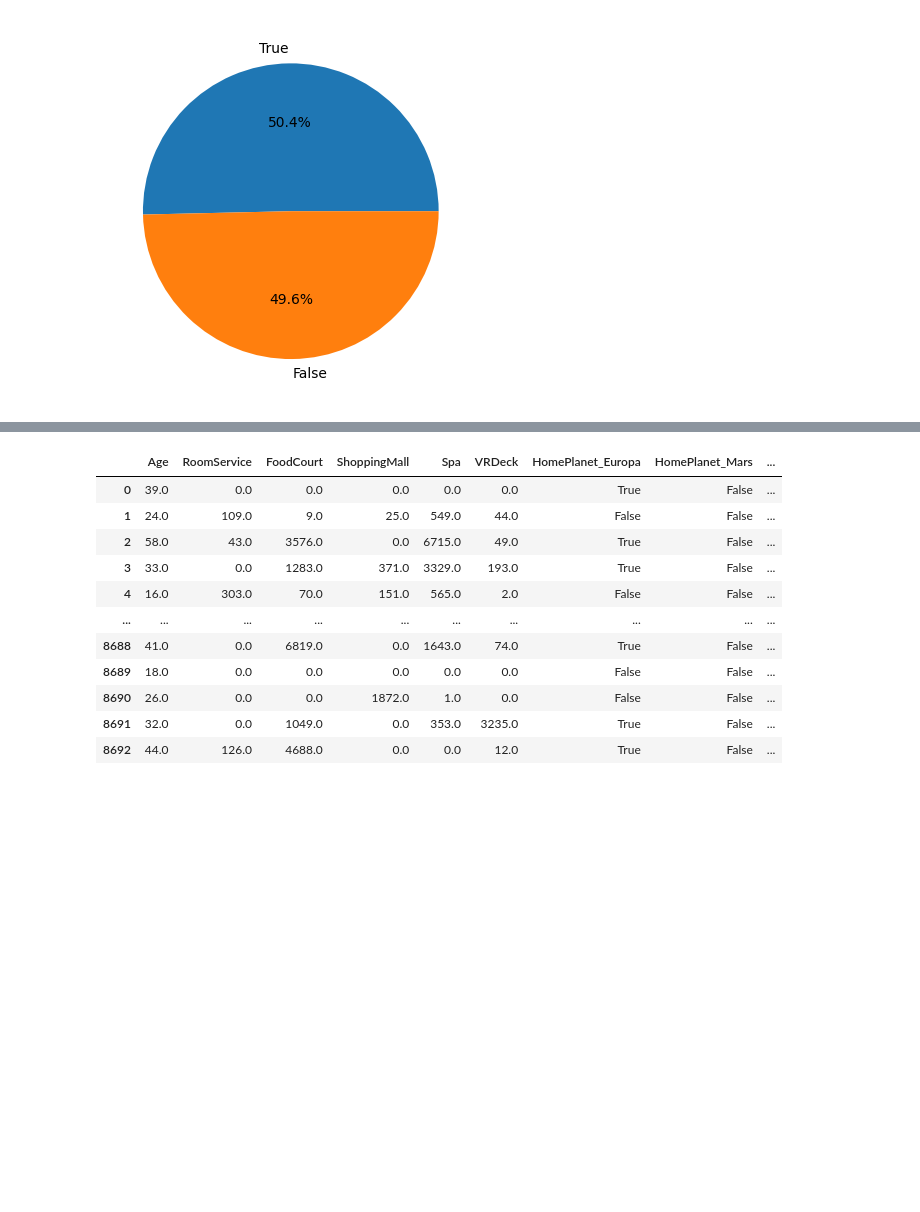
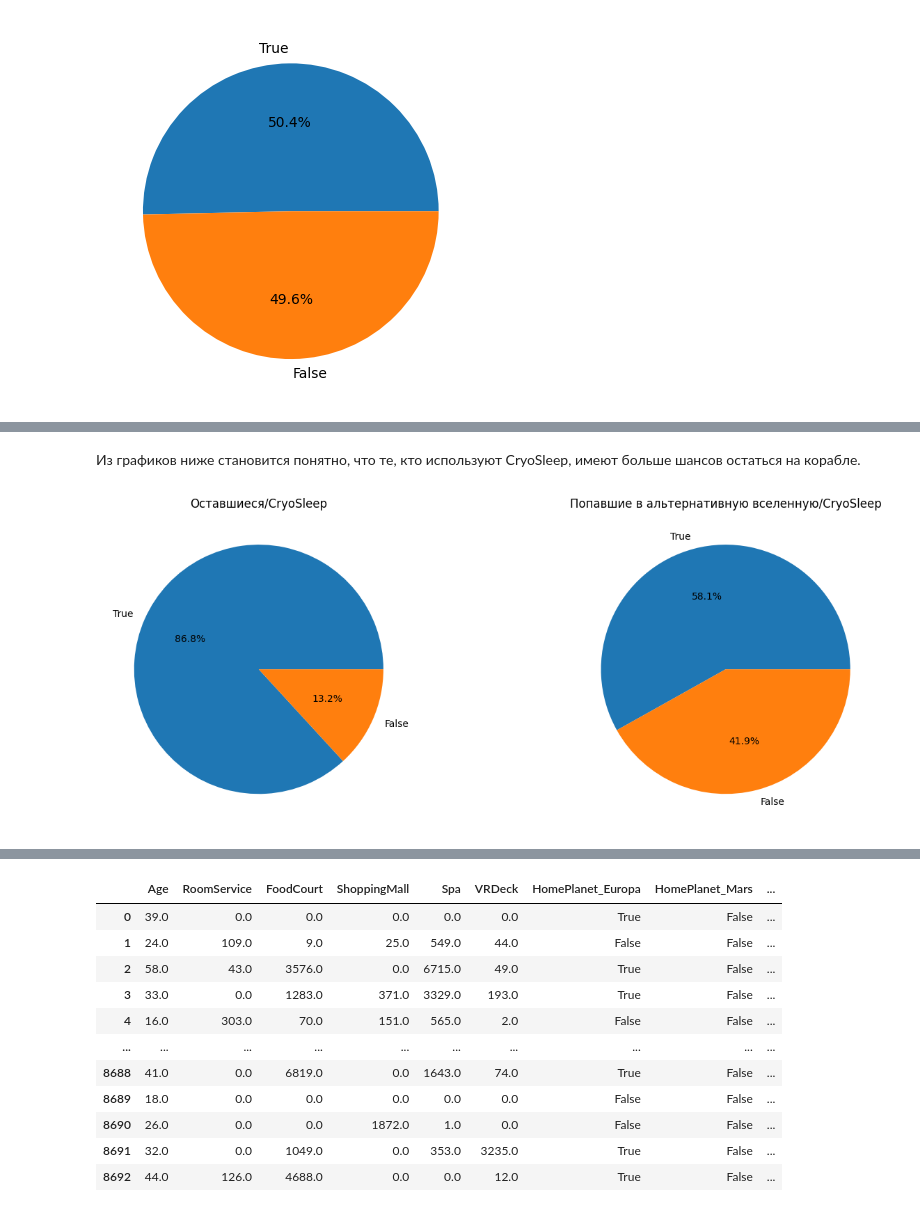
Before and after one commit to Cmoild/spaceship_titanic, a Jupyter notebook: spaceship.ipynb, the cells around one changed output, grey strips where cells are left out. Drawn from its saved outputs; the diff is of its cells as text; code cells hidden in the pictures; blank space fills up the shorter version.

```diff
--- a/spaceship.ipynb
+++ b/spaceship.ipynb
@@ -93,0 +95,16 @@ plt.show()
+# %% [markdown]
+Из графиков ниже становится понятно, что те, кто используют CryoSleep, имеют больше шансов остаться на корабле.
+# %%
+fig, (ax1, ax2) = plt.subplots(1, 2, figsize=(15, 5))
+alive_cryo = stats[stats['Transported'] == False]['CryoSleep'].value_counts()
+ax1.pie(alive_cryo, labels=['True', 'False'], autopct='%1.1f%%')
+ax1.set_title('Оставшиеся/CryoSleep')
+
+dead_cryo = stats[stats['Transported'] == True]['CryoSleep'].value_counts()
+ax2.pie(dead_cryo, labels=['True', 'False'], autopct='%1.1f%%')
+ax2.set_title('Попавшие в альтернативную вселенную/CryoSleep')
+
+plt.tight_layout()
+plt.show()
+# %% [output]
+[figure, added]
```
Also changed, not shown: parts of 25 cells of this notebook, 1 other file.
